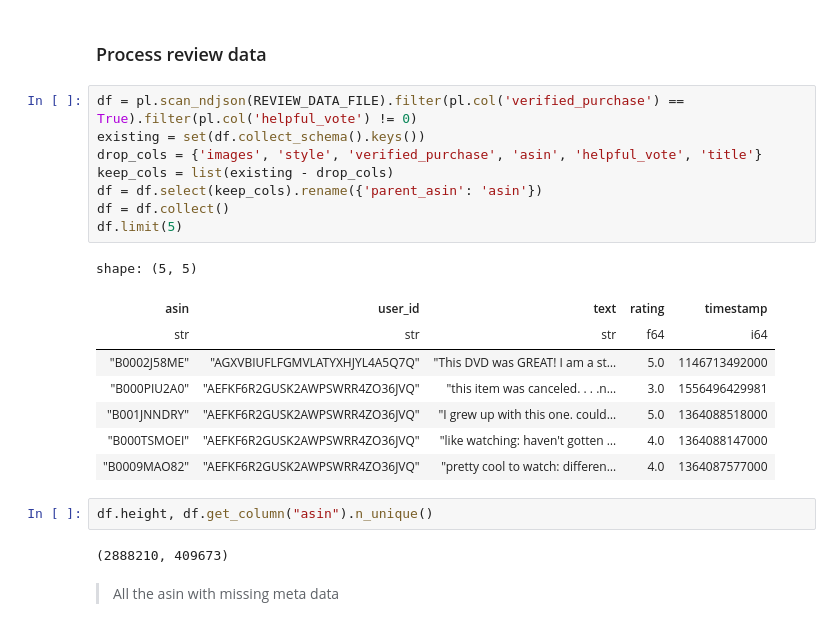
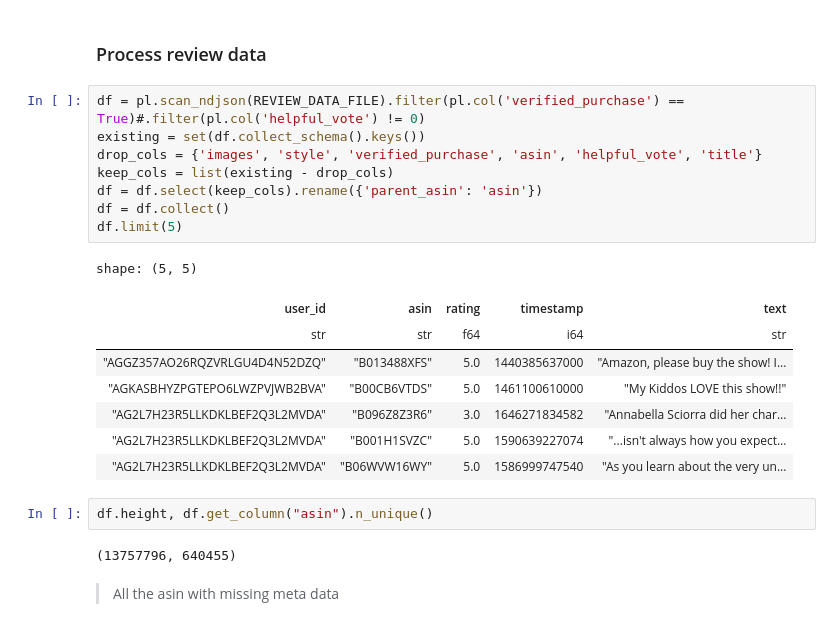
Before and after one commit to runeharlyk/CSS-02467-exam-project, a Jupyter notebook: Part 1.ipynb, the cells around one changed output. Drawn from its saved outputs; the diff is of its cells as text.

```diff
--- a/Part 1.ipynb
+++ b/Part 1.ipynb
@@ -137,25 +147,25 @@ shape: (5, 9)
 # %% [markdown]
 ### Process review data
 # %%
-df = pl.scan_ndjson(REVIEW_DATA_FILE).filter(pl.col('verified_purchase') == True).filter(pl.col('helpful_vote') != 0)
+df = pl.scan_ndjson(REVIEW_DATA_FILE).filter(pl.col('verified_purchase') == True)#.filter(pl.col('helpful_vote') != 0)
 existing = set(df.collect_schema().keys())
 drop_cols = {'images', 'style', 'verified_purchase', 'asin', 'helpful_vote', 'title'}
 keep_cols = list(existing - drop_cols)
 df = df.select(keep_cols).rename({'parent_asin': 'asin'})
 df = df.collect()
 df.limit(5)
 # %% [output]
 shape: (5, 5)
-| asin | user_id | text | rating | timestamp |
-| str | str | str | f64 | i64 |
-| "B0002J58ME" | "AGXVBIUFLFGMVLATYXHJYL4A5Q7Q" | "This DVD was GREAT! I am a st… | 5.0 | 1146713492000 |
-| "B000PIU2A0" | "AEFKF6R2GUSK2AWPSWRR4ZO36JVQ" | "this item was canceled. . . .n… | 3.0 | 1556496429981 |
-| "B001JNNDRY" | "AEFKF6R2GUSK2AWPSWRR4ZO36JVQ" | "I grew up with this one. could… | 5.0 | 1364088518000 |
-| "B000TSMOEI" | "AEFKF6R2GUSK2AWPSWRR4ZO36JVQ" | "like watching: haven't gotten … | 4.0 | 1364088147000 |
-| "B0009MAO82" | "AEFKF6R2GUSK2AWPSWRR4ZO36JVQ" | "pretty cool to watch: differen… | 4.0 | 1364087577000 |
+| user_id | asin | rating | timestamp | text |
+| str | str | f64 | i64 | str |
+| "AGGZ357AO26RQZVRLGU4D4N52DZQ" | "B013488XFS" | 5.0 | 1440385637000 | "Amazon, please buy the show! I… |
+| "AGKASBHYZPGTEPO6LWZPVJWB2BVA" | "B00CB6VTDS" | 5.0 | 1461100610000 | "My Kiddos LOVE this show!!" |
+| "AG2L7H23R5LLKDKLBEF2Q3L2MVDA" | "B096Z8Z3R6" | 3.0 | 1646271834582 | "Annabella Sciorra did her char… |
+| "AG2L7H23R5LLKDKLBEF2Q3L2MVDA" | "B001H1SVZC" | 5.0 | 1590639227074 | "...isn't always how you expect… |
+| "AG2L7H23R5LLKDKLBEF2Q3L2MVDA" | "B06WVW16WY" | 5.0 | 1586999747540 | "As you learn about the very un… |
 # %%
 df.height, df.get_column("asin").n_unique()
 # %% [output]
-(2888210, 409673)
+(13757796, 640455)
 # %% [markdown]
 > All the asin with missing meta data
```
Also changed, not shown: parts of 31 cells of this notebook.
